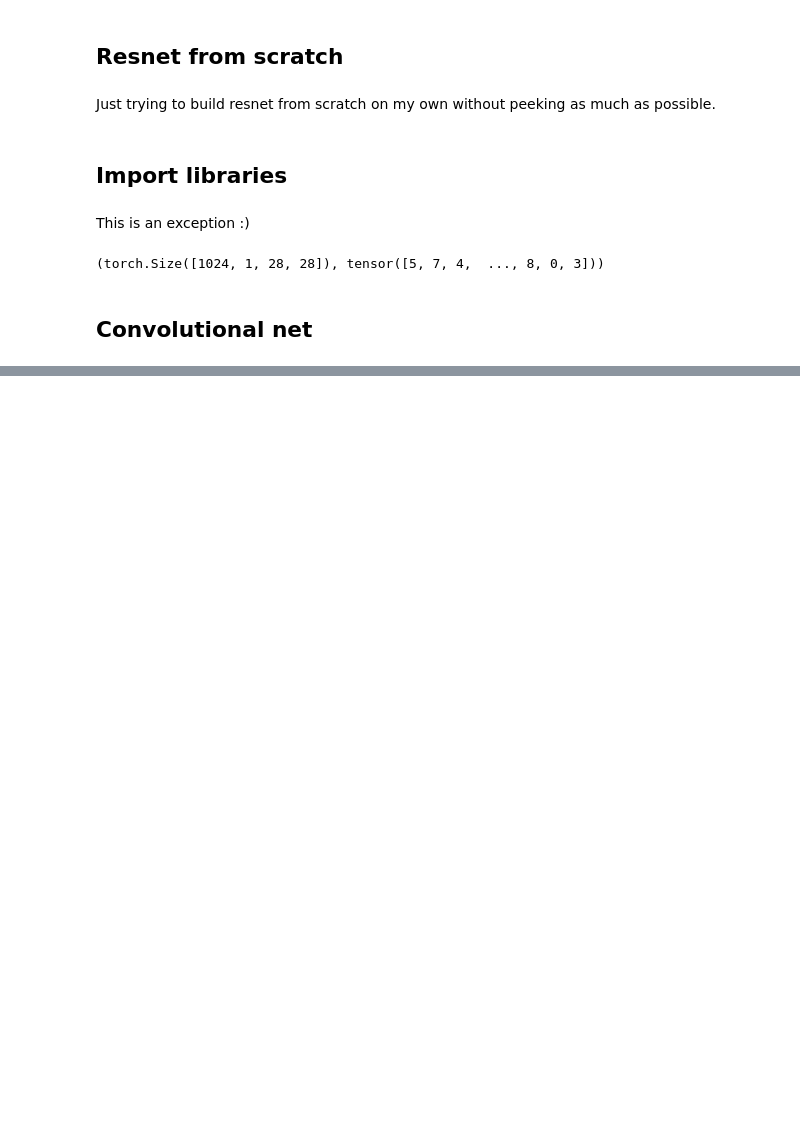
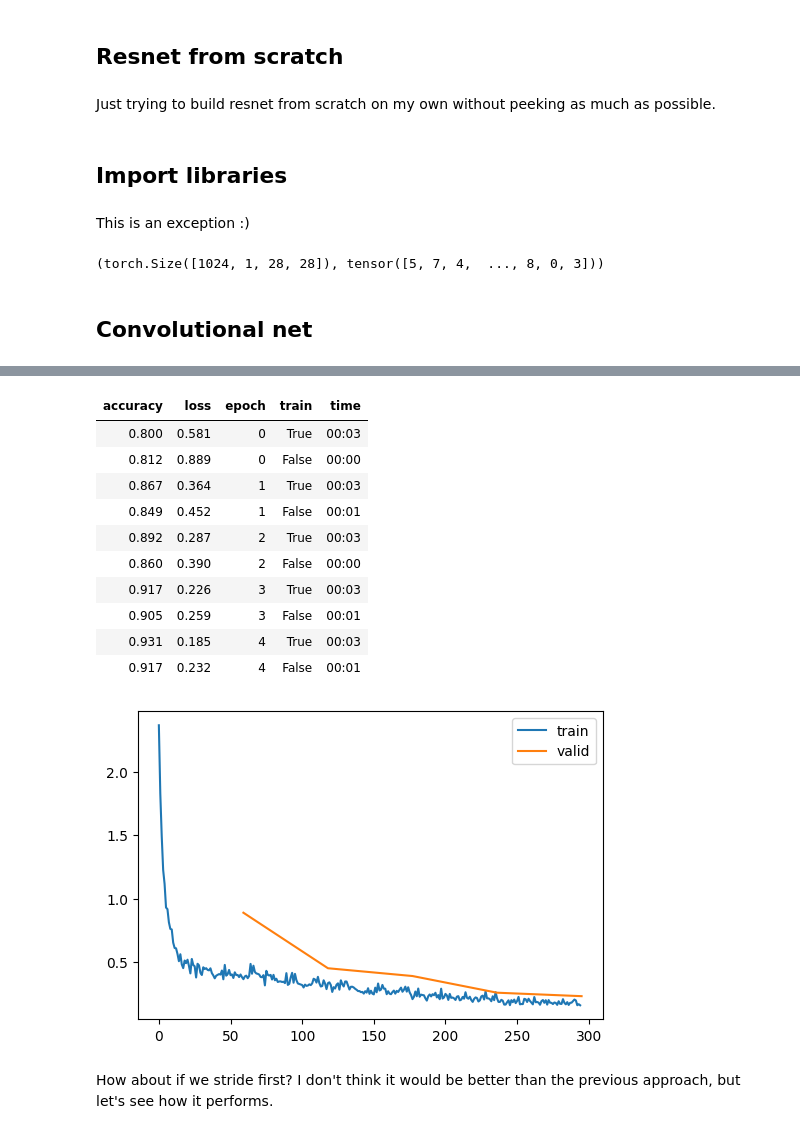
Before and after one commit to galopyz/course22p2, a Jupyter notebook: nbs/13_resnet_adv.ipynb, the cells around one changed output, grey strips where cells are left out. Saved outputs shown, nothing was run; the diff lists cells and outputs as text; code cells hidden in the pictures; blank space fills up the shorter version.

```diff
--- a/nbs/13_resnet_adv.ipynb
+++ b/nbs/13_resnet_adv.ipynb
@@ -120,0 +163,16 @@ TrainLearner(get_model(), dls, F.cross_entropy, cbs=DeviceCB()).lr_find()
+# %%
+class ConvBlock(nn.Module):
+    def __init__(self, ni, nf, ks=3, stride=2, act=act_gr, norm=nn.BatchNorm2d):
+        super().__init__()
+        self.conv1 = conv(ni, nf, ks=ks, stride=1, act=act, norm=norm)
+        self.conv2 = conv(nf, nf, ks=ks, stride=stride, act=act, norm=norm)
+
+    def forward(self, x):
+        return self.conv2(self.conv1(x))
+# %%
+def get_model(act=act_gr, norm=nn.BatchNorm2d):
+    layers = [ConvBlock(nfs[i], nfs[i+1], act=act_gr, norm=nn.BatchNorm2d) for i in range(len(nfs)-1)]
+    layers += [nn.AdaptiveAvgPool2d(1), nn.Flatten(), nn.Linear(nfs[-1], 10)]
+    return nn.Sequential(*layers).apply(iw)
+# %%
+TrainLearner(get_model(), dls, F.cross_entropy, cbs=DeviceCB()).summary()
@@ -120,0 +195,19 @@ TrainLearner(get_model(), dls, F.cross_entropy, cbs=DeviceCB()).lr_find()
+# %%
+lr, epochs = 8e-2, 5
+learn = TrainLearner(get_model(), dls, F.cross_entropy, cbs=cbs+xtras, opt_func=optim.AdamW)
+learn.fit(epochs)
+# %% [output]
+| accuracy | loss | epoch | train | time |
+| 0.800 | 0.581 | 0 | True | 00:03 |
+| 0.812 | 0.889 | 0 | False | 00:00 |
+| 0.867 | 0.364 | 1 | True | 00:03 |
+| 0.849 | 0.452 | 1 | False | 00:01 |
+| 0.892 | 0.287 | 2 | True | 00:03 |
+| 0.860 | 0.390 | 2 | False | 00:00 |
+| 0.917 | 0.226 | 3 | True | 00:03 |
+| 0.905 | 0.259 | 3 | False | 00:01 |
+| 0.931 | 0.185 | 4 | True | 00:03 |
+| 0.917 | 0.232 | 4 | False | 00:01 |
+[figure, added]
+# %% [markdown]
+How about if we stride first? I don't think it would be better than the previous approach, but let's see how it performs.
```
Also changed, not shown: parts of 32 cells of this notebook.
